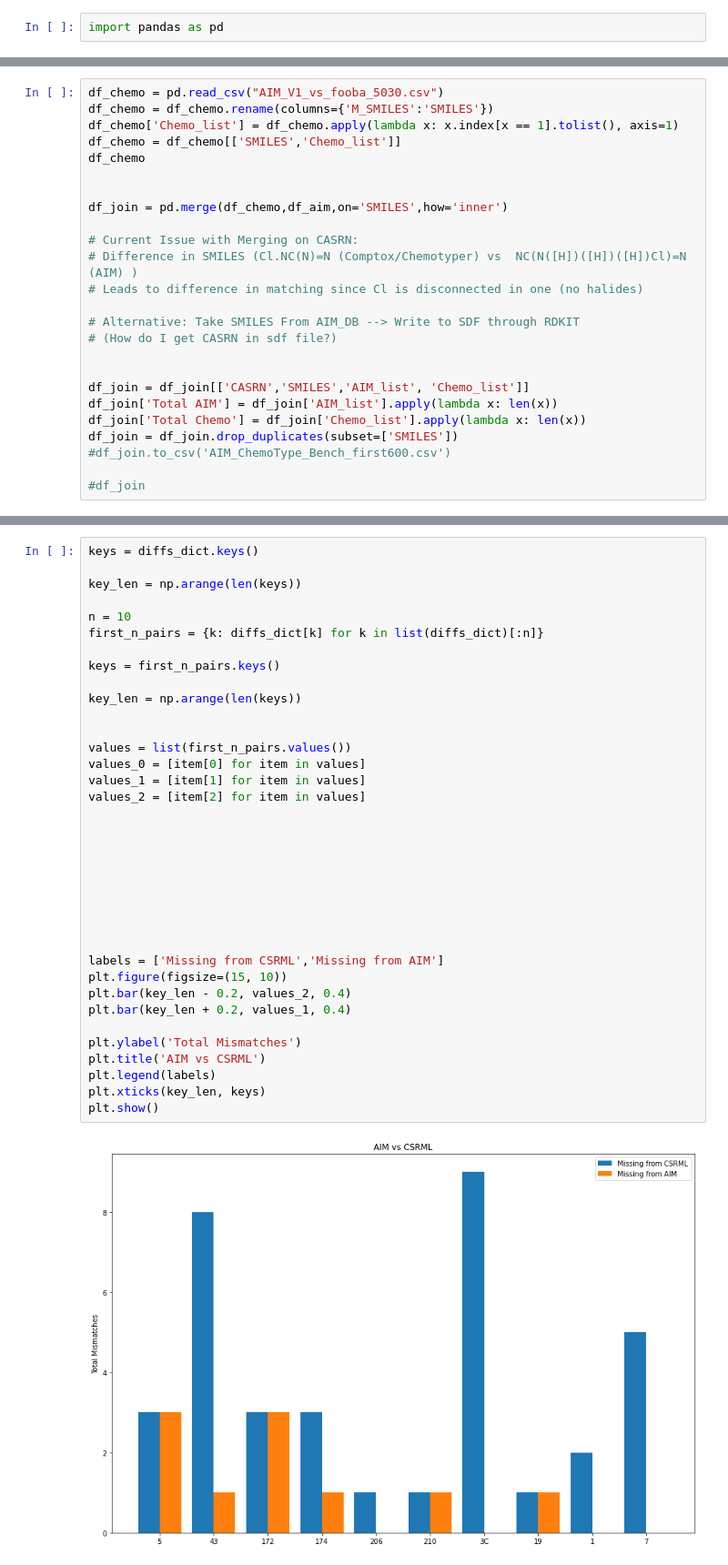
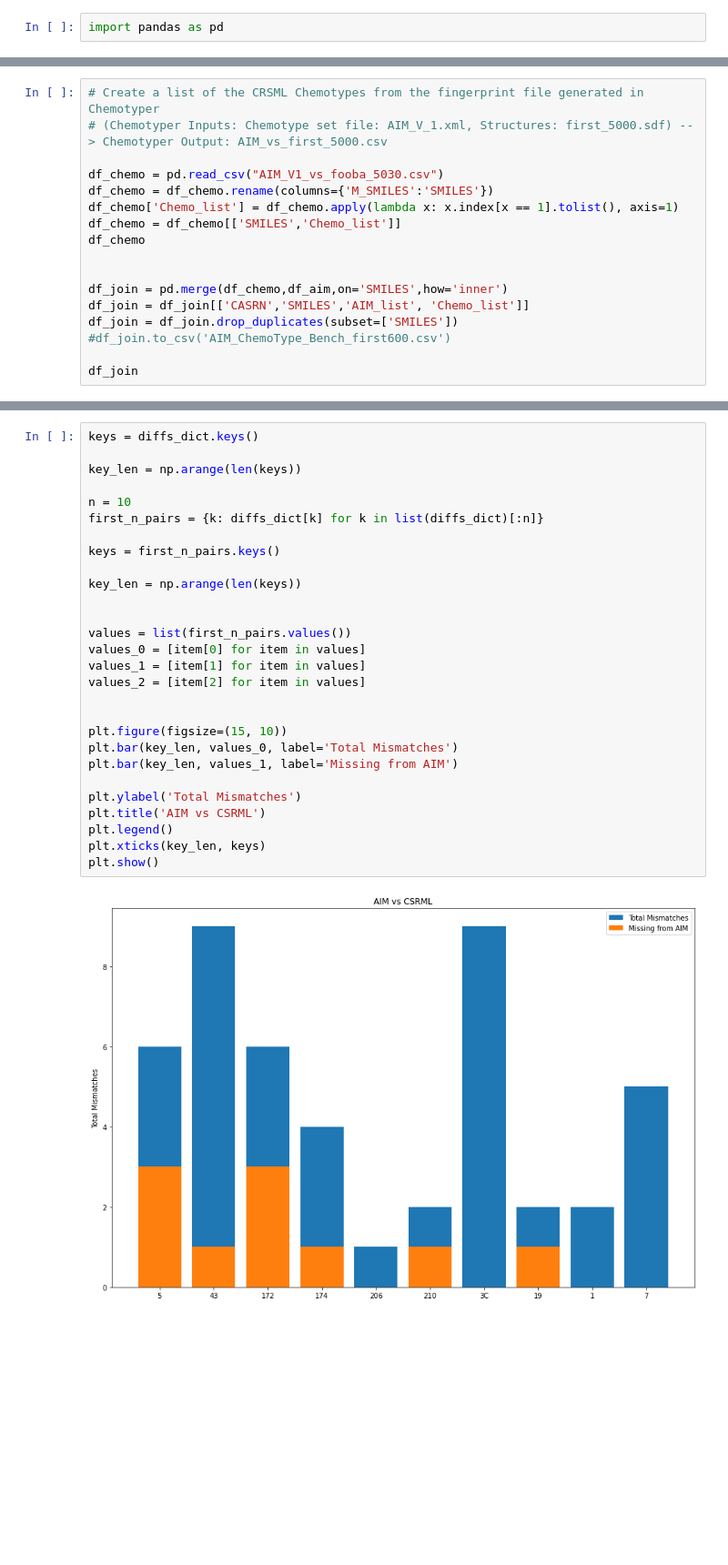
Before and after one commit to patlewig/aim, a Jupyter notebook: notebooks/AIM_Check.ipynb, the cells around one changed output, grey strips where cells are left out. Shown at 91% size. Saved outputs shown, nothing was run; the diff lists cells and outputs as text; blank space fills up the shorter version.

```diff
--- a/notebooks/AIM_Check.ipynb
+++ b/notebooks/AIM_Check.ipynb
@@ -34,6 +33,9 @@ See the caveats in the documentation: https://pandas.pydata.org/pandas-docs/stab
 | 4999 | FC(C(Br)CBr)(F)F | 431210 | 1,2,3,14,16 | [1, 2, 3, 14, 16] |
 5000 rows × 4 columns
 # %%
+# Create a list of the CRSML Chemotypes from the fingerprint file generated in Chemotyper
+# (Chemotyper Inputs: Chemotype set file: AIM_V_1.xml, Structures: first_5000.sdf) --> Chemotyper Output: AIM_vs_first_5000.csv
+
 df_chemo = pd.read_csv("AIM_V1_vs_fooba_5030.csv")
 df_chemo = df_chemo.rename(columns={'M_SMILES':'SMILES'})
 df_chemo['Chemo_list'] = df_chemo.apply(lambda x: x.index[x == 1].tolist(), axis=1)
@@ -42,19 +44,8 @@ df_chemo
 
 
 df_join = pd.merge(df_chemo,df_aim,on='SMILES',how='inner')
-
-# Current Issue with Merging on CASRN:
-# Difference in SMILES (Cl.NC(N)=N (Comptox/Chemotyper) vs  NC(N([H])([H])([H])Cl)=N (AIM) )
-# Leads to difference in matching since Cl is disconnected in one (no halides)
-
-# Alternative: Take SMILES From AIM_DB --> Write to SDF through RDKIT
-# (How do I get CASRN in sdf file?)
-
-
 df_join = df_join[['CASRN','SMILES','AIM_list', 'Chemo_list']]
-df_join['Total AIM'] = df_join['AIM_list'].apply(lambda x: len(x))
-df_join['Total Chemo'] = df_join['Chemo_list'].apply(lambda x: len(x))
 df_join = df_join.drop_duplicates(subset=['SMILES'])
 #df_join.to_csv('AIM_ChemoType_Bench_first600.csv')
 
-#df_join
+df_join
@@ -301,38 +271,30 @@ diffs_dict
 # %%
 keys = diffs_dict.keys()
 
 key_len = np.arange(len(keys))
 
 n = 10
 first_n_pairs = {k: diffs_dict[k] for k in list(diffs_dict)[:n]}
 
 keys = first_n_pairs.keys()
 
 key_len = np.arange(len(keys))
 
 
 values = list(first_n_pairs.values())
 values_0 = [item[0] for item in values]
 values_1 = [item[1] for item in values]
 values_2 = [item[2] for item in values]
 
 
-
-
-
-
-
-
-
-labels = ['Missing from CSRML','Missing from AIM']
 plt.figure(figsize=(15, 10))
-plt.bar(key_len - 0.2, values_2, 0.4)
-plt.bar(key_len + 0.2, values_1, 0.4)
+plt.bar(key_len, values_0, label='Total Mismatches')
+plt.bar(key_len, values_1, label='Missing from AIM')
 
 plt.ylabel('Total Mismatches')
 plt.title('AIM vs CSRML')
-plt.legend(labels)
+plt.legend()
 plt.xticks(key_len, keys)
 plt.show()
 # %% [output]
-[figure, old version]
+[figure, new version]
```
Also changed, not shown: parts of 10 cells of this notebook.
